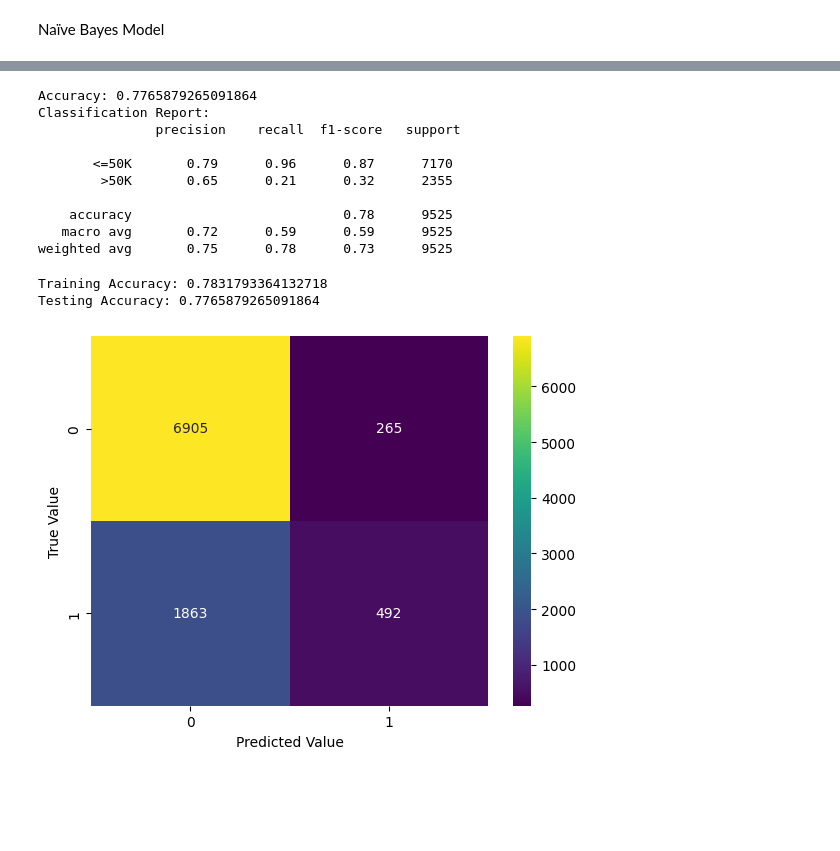
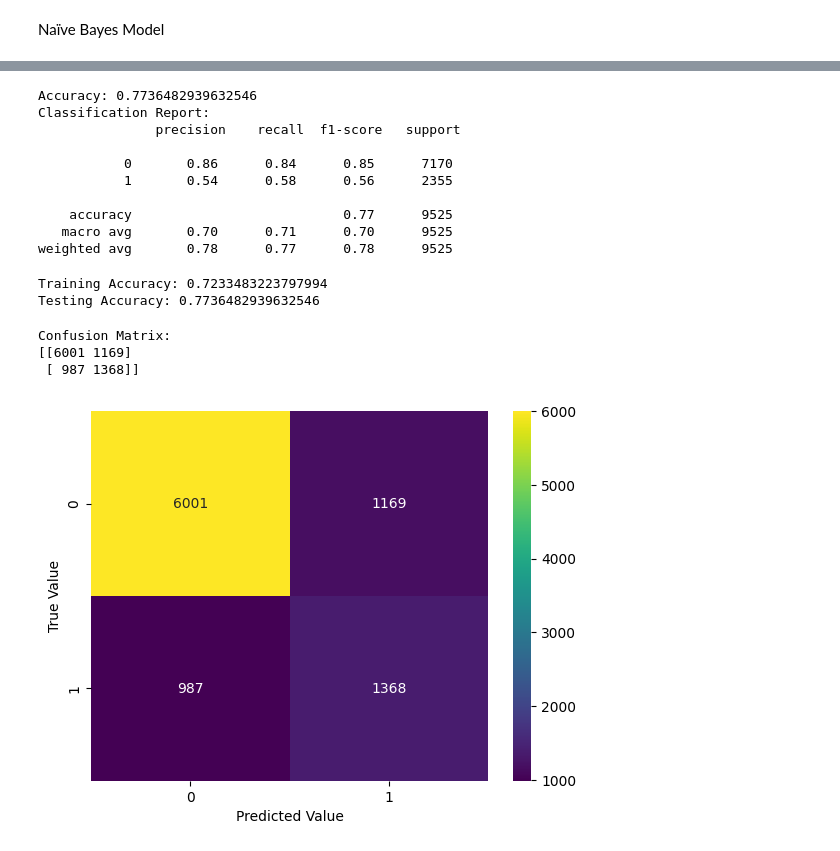
Before and after one commit to GACS2002/Income_Prediction, a Jupyter notebook: naïve_bayes.ipynb, the cells around one changed output, grey strips where cells are left out. Saved outputs shown, nothing was run; the diff lists cells and outputs as text; code cells hidden in the pictures; blank space fills up the shorter version.

```diff
--- a/naïve_bayes.ipynb
+++ b/naïve_bayes.ipynb
@@ -13,0 +10,3 @@ y_test=pd.read_csv("Data\y_test.csv")
+# %%
+df=pd.read_csv("Data\label_encoded_dataset.csv")
+df.head()
@@ -14,44 +20,63 @@ y_test=pd.read_csv("Data\y_test.csv")
+# %%
+# Splitting the dataset into training and testing sets
+x = df.drop('income', axis=1)
+y = df['income']
+x_train, x_test, y_train, y_test = train_test_split(x, y, test_size=0.2, random_state=42)
+# %%
+from imblearn.over_sampling import SMOTE
+# Apply SMOTE to the training set only
+smote = SMOTE(random_state=42)
+x_train_smote, y_train_smote = smote.fit_resample(x_train, y_train)
 # %%
 # Initialize and train the Naïve Bayes classifier
 nb_classifier = GaussianNB()
-nb_classifier.fit(x_train, y_train)
+nb_classifier.fit(x_train_smote, y_train_smote)
 
 # Make predictions on the testing data
-y_pred = nb_classifier.predict(x_test)
+y_prediction = nb_classifier.predict(x_test)
 
 # Evaluate the model
-accuracy = accuracy_score(y_test, y_pred)
-report = classification_report(y_test, y_pred)
+accuracy = accuracy_score(y_test, y_prediction)
+report = classification_report(y_test, y_prediction)
 
 print("Accuracy:", accuracy)
 print("Classification Report:\n", report)
 # %% [output]
-Accuracy: 0.7765879265091864
+Accuracy: 0.7736482939632546
 Classification Report:
                precision    recall  f1-score   support
 
-       <=50K       0.79      0.96      0.87      7170
-        >50K       0.65      0.21      0.32      2355
+           0       0.86      0.84      0.85      7170
+           1       0.54      0.58      0.56      2355
 
-    accuracy                           0.78      9525
-   macro avg       0.72      0.59      0.59      9525
-weighted avg       0.75      0.78      0.73      9525
+    accuracy                           0.77      9525
+   macro avg       0.70      0.71      0.70      9525
+weighted avg       0.78      0.77      0.78      9525
 # %%
 # Training accuracy
-training_accuracy = nb_classifier.score(x_train, y_train)
+training_accuracy = nb_classifier.score(x_train_smote, y_train_smote)
 print("Training Accuracy:", training_accuracy)
 
 # Testing accuracy
 testing_accuracy = nb_classifier.score(x_test, y_test)
 print("Testing Accuracy:", testing_accuracy)
 # %% [output]
-Training Accuracy: 0.7831793364132718
-Testing Accuracy: 0.7765879265091864
+Training Accuracy: 0.7233483223797994
+Testing Accuracy: 0.7736482939632546
 # %%
 # Confusion matrix
-sns.heatmap(confusion_matrix(y_test, y_pred), annot=True, cmap='viridis', fmt='d')
+# Compute the confusion matrix
+conf_matrix = confusion_matrix(y_test, y_prediction)
+
+# Print the confusion matrix
+print("Confusion Matrix:")
+print(conf_matrix)
+sns.heatmap(confusion_matrix(y_test, y_prediction), annot=True, cmap='viridis', fmt='d')
 plt.xlabel('Predicted Value')
 plt.ylabel('True Value')
 plt.show()
 # %% [output]
+Confusion Matrix:
+[[6001 1169]
+ [ 987 1368]]
-[figure, old version]
+[figure, new version]
```
Also changed, not shown: parts of 3 cells of this notebook, 2 other files.
